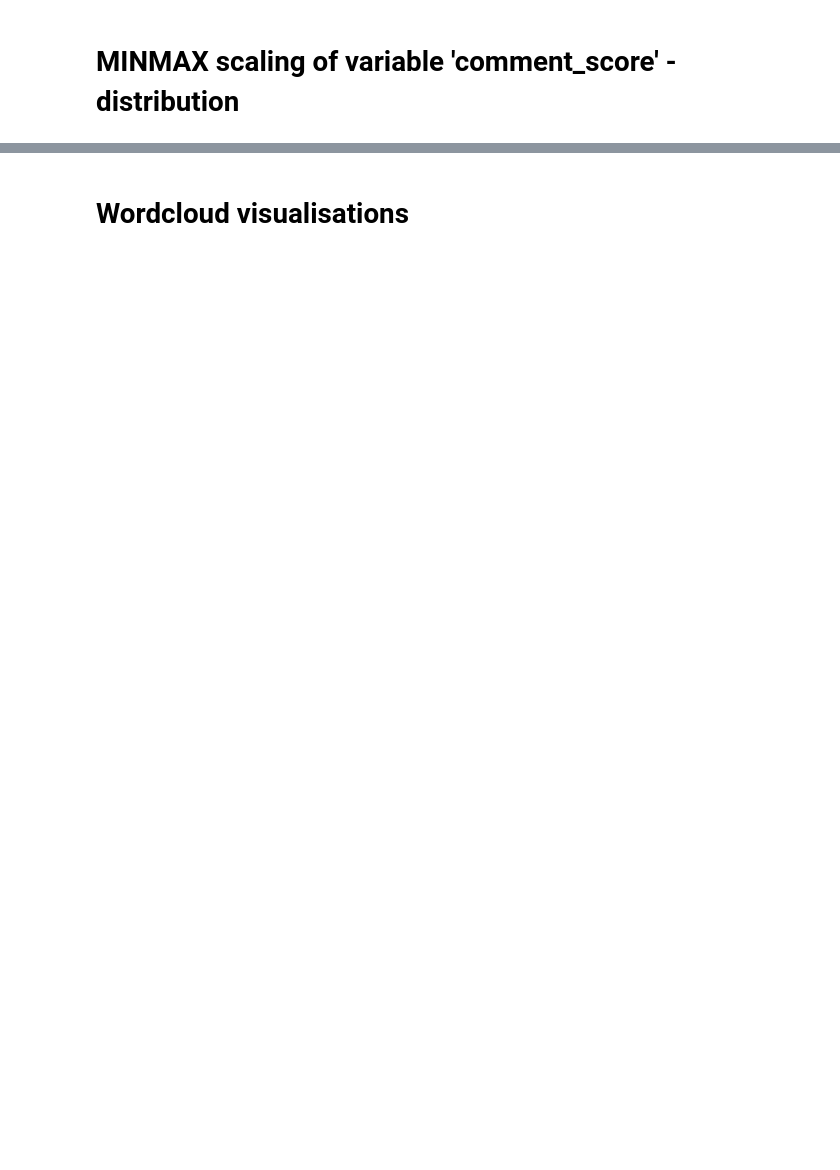
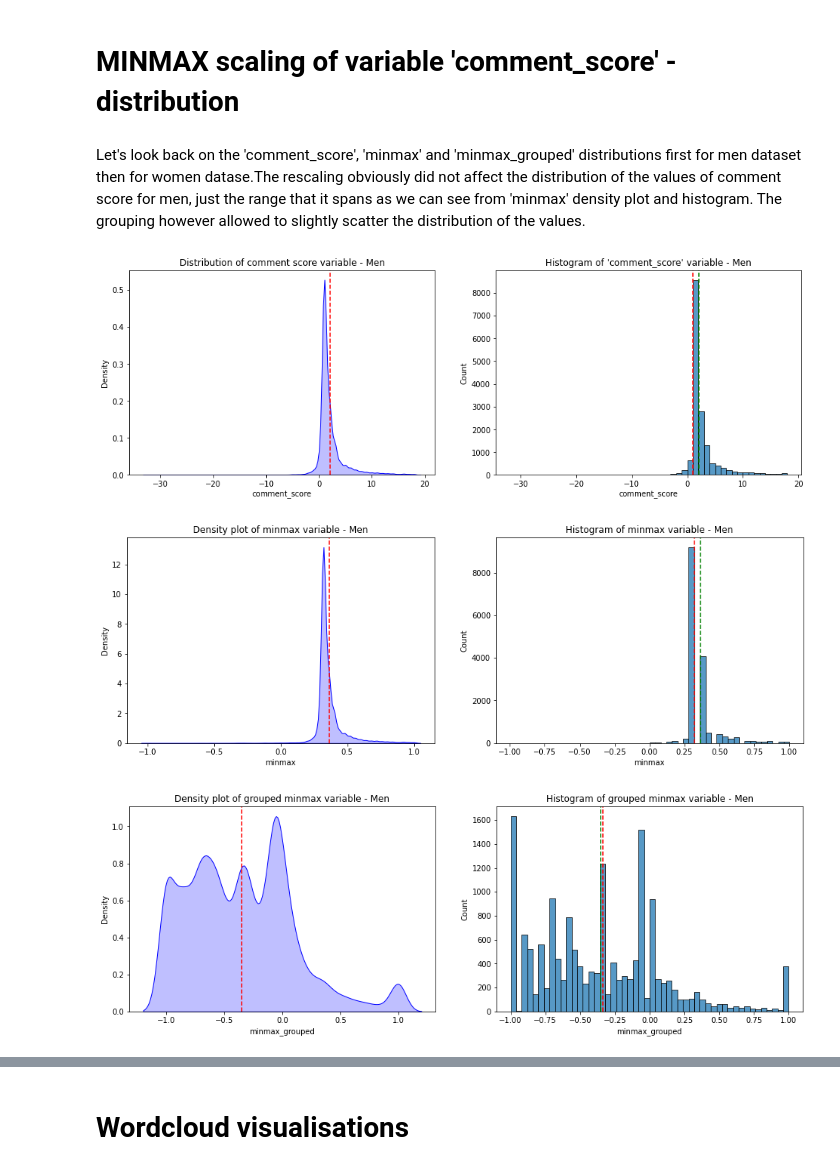
Before and after one commit to kgronek3/TMSMM_Project, a Jupyter notebook: 3_visualization.ipynb, the cells around one changed output, grey strips where cells are left out. Drawn from its saved outputs; the diff is of its cells as text; code cells hidden in the pictures; blank space fills up the shorter version.

```diff
--- a/3_visualization.ipynb
+++ b/3_visualization.ipynb
@@ -140,0 +61,33 @@ sns.displot(data = women.minmax_grouped, kind = 'kde');
+# %% [markdown]
+Let's look back on the 'comment_score', 'minmax' and 'minmax_grouped' distributions first for men dataset then for women datase.The rescaling obviously did not affect the distribution of the values of comment score for men, just the range that it spans as we can see from 'minmax' density plot and histogram. The grouping however allowed to slightly scatter the distribution of the values.
+# %%
+fig, ax =plt.subplots(1,2, figsize = (16,5))
+original = sns.kdeplot(data = men.comment_score, fill = True, color = "b", ax = ax[0]);
+original.axvline(men.comment_score.mean(), color='r', linestyle='--')
+original.set_title("Distribution of comment score variable - Men")
+hist_submissions_men = sns.histplot(data = men.comment_score, bins = 50, ax = ax[1]).set(title = "Histogram of 'comment_score' variable - Men");
+plt.axvline(men.comment_score.median(), color='r', linestyle='--')
+plt.axvline(men.comment_score.mean(), color='g', linestyle='--')
+plt.show();
+
+fig, ax =plt.subplots(1,2, figsize = (16,5))
+minmax_men_plot = sns.kdeplot(data = men.minmax, fill = True, color = 'b', ax = ax[0]);
+minmax_men_plot.set_title("Density plot of minmax variable - Men")
+minmax_men_plot.axvline(men.minmax.mean(), color='r', linestyle='--')
+hist_submissions_men = sns.histplot(data = men.minmax, bins = 50, ax = ax[1]).set(title = "Histogram of minmax variable - Men");
+plt.axvline(men.minmax.median(), color='r', linestyle='--')
+plt.axvline(men.minmax.mean(), color='g', linestyle='--')
+plt.show();
+
+fig, ax =plt.subplots(1,2, figsize = (16,5))
+minmax_men_plot_grouped = sns.kdeplot(data = men.minmax_grouped, fill = True, color = 'b', ax = ax[0]);
+minmax_men_plot_grouped.set_title("Density plot of grouped minmax variable - Men")
+minmax_men_plot_grouped.axvline(men.minmax_grouped.mean(), color='r', linestyle='--')
+hist_submissions_men = sns.histplot(data = men.minmax_grouped, bins = 50, ax = ax[1]).set(title = "Histogram of grouped minmax variable - Men");
+plt.axvline(men.minmax_grouped.median(), color='r', linestyle='--')
+plt.axvline(men.minmax_grouped.mean(), color='g', linestyle='--')
+plt.show();
+# %% [output]
+[figure, added]
+[figure, added]
+[figure, added]
```
Also changed, not shown: parts of 45 cells of this notebook.
